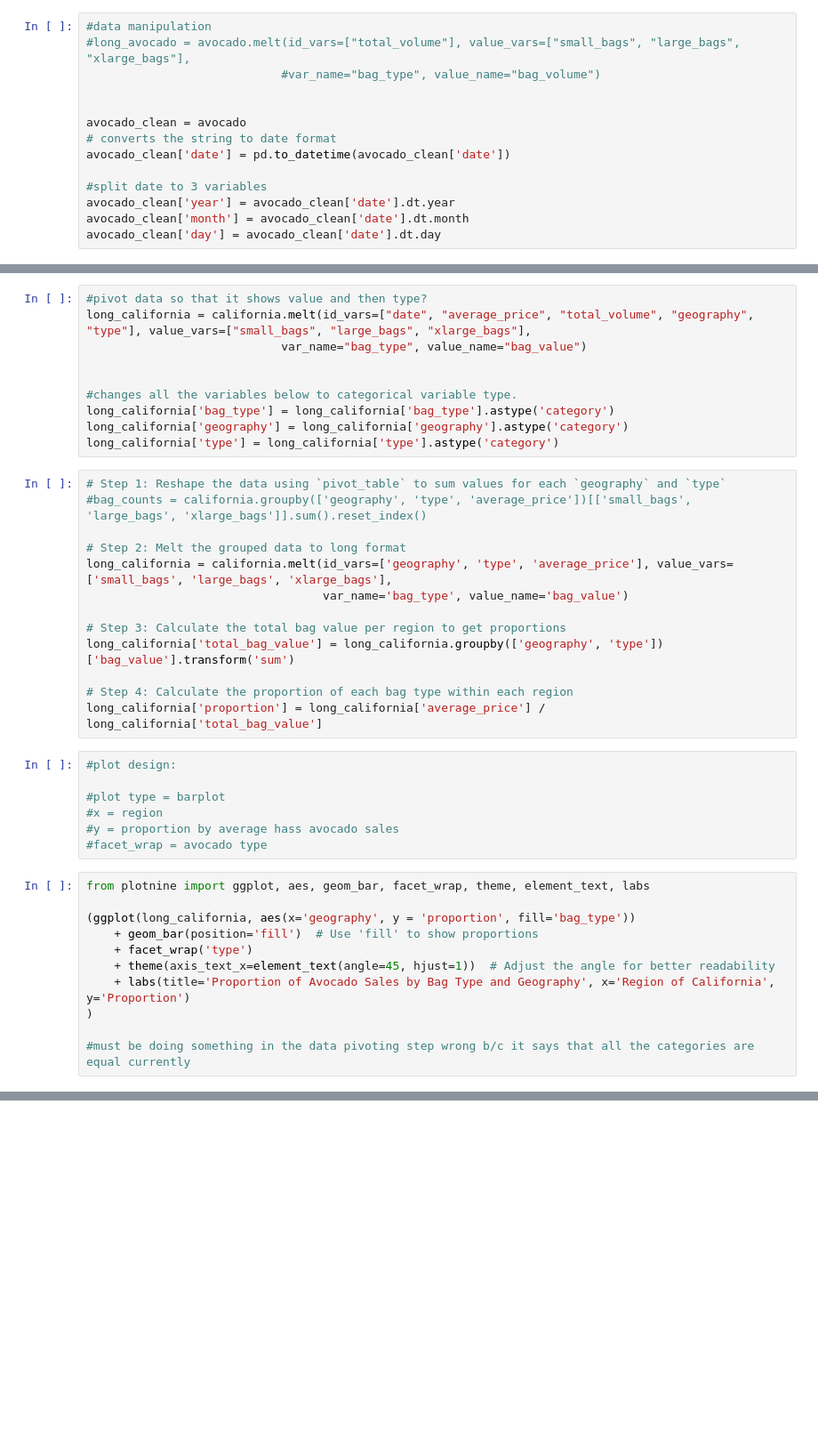
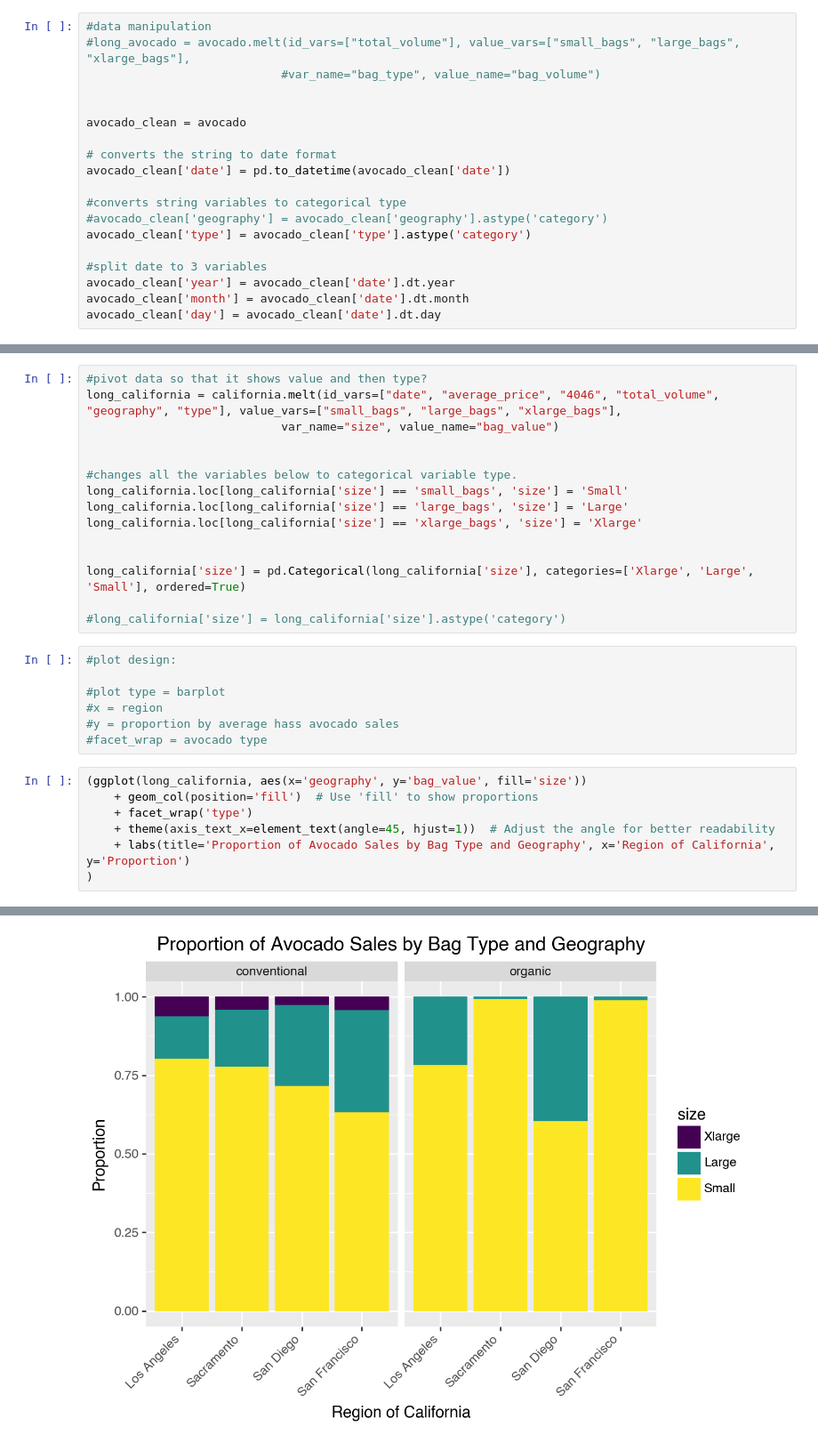
Before and after one commit to BLauf/GSB-544, a Jupyter notebook: labs/lab02/lab_02.ipynb, the cells around one changed output, grey strips where cells are left out. Shown: that part at 89% size. Cells and saved outputs as stored; diff of their text form; blank space fills up the shorter version.

Commit message:
finished everything for lab2 except plot for #8

```diff
--- a/labs/lab02/lab_02.ipynb
+++ b/labs/lab02/lab_02.ipynb
@@ -31,8 +31,13 @@ avocado = pd.read_csv('data/avocado-updated-2020.csv')
 
 
 avocado_clean = avocado
+
 # converts the string to date format
 avocado_clean['date'] = pd.to_datetime(avocado_clean['date'])
+
+#converts string variables to categorical type
+#avocado_clean['geography'] = avocado_clean['geography'].astype('category')
+avocado_clean['type'] = avocado_clean['type'].astype('category')
 
 #split date to 3 variables
 avocado_clean['year'] = avocado_clean['date'].dt.year
@@ -181,27 +192,19 @@ Name: average_price, dtype: float64
 ![image info](plots/plot1.png)
 # %%
 #pivot data so that it shows value and then type?
-long_california = california.melt(id_vars=["date", "average_price", "total_volume", "geography", "type"], value_vars=["small_bags", "large_bags", "xlarge_bags"],
-                            var_name="bag_type", value_name="bag_value")
+long_california = california.melt(id_vars=["date", "average_price", "4046", "total_volume", "geography", "type"], value_vars=["small_bags", "large_bags", "xlarge_bags"],
+                            var_name="size", value_name="bag_value")
 
 
 #changes all the variables below to categorical variable type.
-long_california['bag_type'] = long_california['bag_type'].astype('category')
-long_california['geography'] = long_california['geography'].astype('category')
-long_california['type'] = long_california['type'].astype('category')
+long_california.loc[long_california['size'] == 'small_bags', 'size'] = 'Small'
+long_california.loc[long_california['size'] == 'large_bags', 'size'] = 'Large'
+long_california.loc[long_california['size'] == 'xlarge_bags', 'size'] = 'Xlarge'
+
+
+long_california['size'] = pd.Categorical(long_california['size'], categories=['Xlarge', 'Large', 'Small'], ordered=True)
+
+#long_california['size'] = long_california['size'].astype('category')
-# %%
-# Step 1: Reshape the data using `pivot_table` to sum values for each `geography` and `type`
-#bag_counts = california.groupby(['geography', 'type', 'average_price'])[['small_bags', 'large_bags', 'xlarge_bags']].sum().reset_index()
-
-# Step 2: Melt the grouped data to long format
-long_california = california.melt(id_vars=['geography', 'type', 'average_price'], value_vars=['small_bags', 'large_bags', 'xlarge_bags'],
-                                  var_name='bag_type', value_name='bag_value')
-
-# Step 3: Calculate the total bag value per region to get proportions
-long_california['total_bag_value'] = long_california.groupby(['geography', 'type'])['bag_value'].transform('sum')
-
-# Step 4: Calculate the proportion of each bag type within each region
-long_california['proportion'] = long_california['average_price'] / long_california['total_bag_value']
 # %%
 #plot design:
 
@@ -210,14 +213,10 @@ long_california['proportion'] = long_california['average_price'] / long_californ
 #y = proportion by average hass avocado sales
 #facet_wrap = avocado type
 # %%
-from plotnine import ggplot, aes, geom_bar, facet_wrap, theme, element_text, labs
-
-(ggplot(long_california, aes(x='geography', y = 'proportion', fill='bag_type'))
-    + geom_bar(position='fill')  # Use 'fill' to show proportions
+(ggplot(long_california, aes(x='geography', y='bag_value', fill='size'))
+    + geom_col(position='fill')  # Use 'fill' to show proportions
     + facet_wrap('type')
     + theme(axis_text_x=element_text(angle=45, hjust=1))  # Adjust the angle for better readability
     + labs(title='Proportion of Avocado Sales by Bag Type and Geography', x='Region of California', y='Proportion')
 )
-
-#must be doing something in the data pivoting step wrong b/c it says that all the categories are equal currently
 # %% [output]
@@ -224,0 +223 @@ PlotnineError: 'stat_bin() must not be used with a y aesthetic.'
+[figure, added]
```
Also changed, not shown: parts of 17 cells of this notebook, 1 other file.
